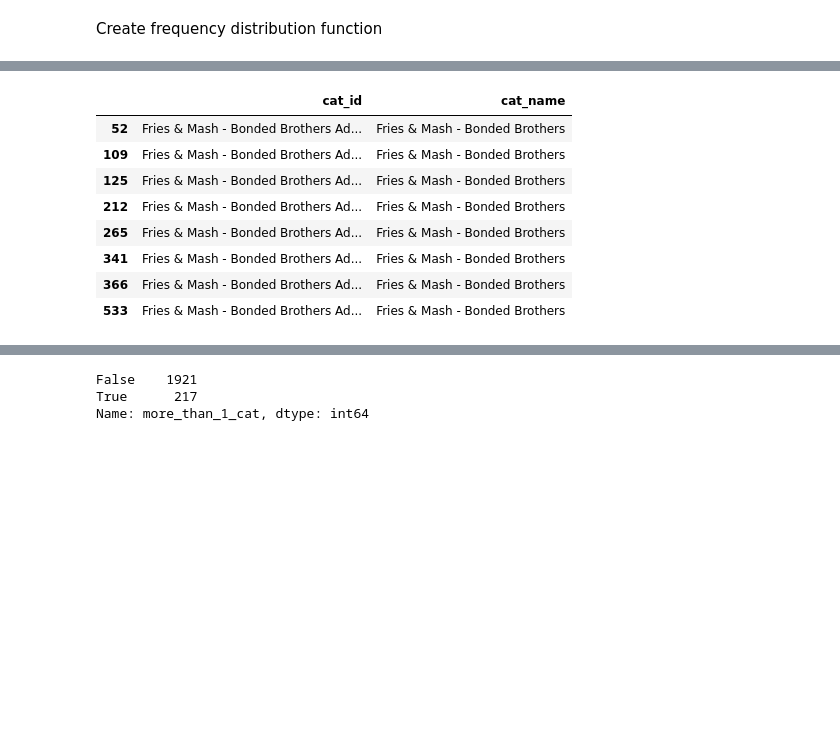
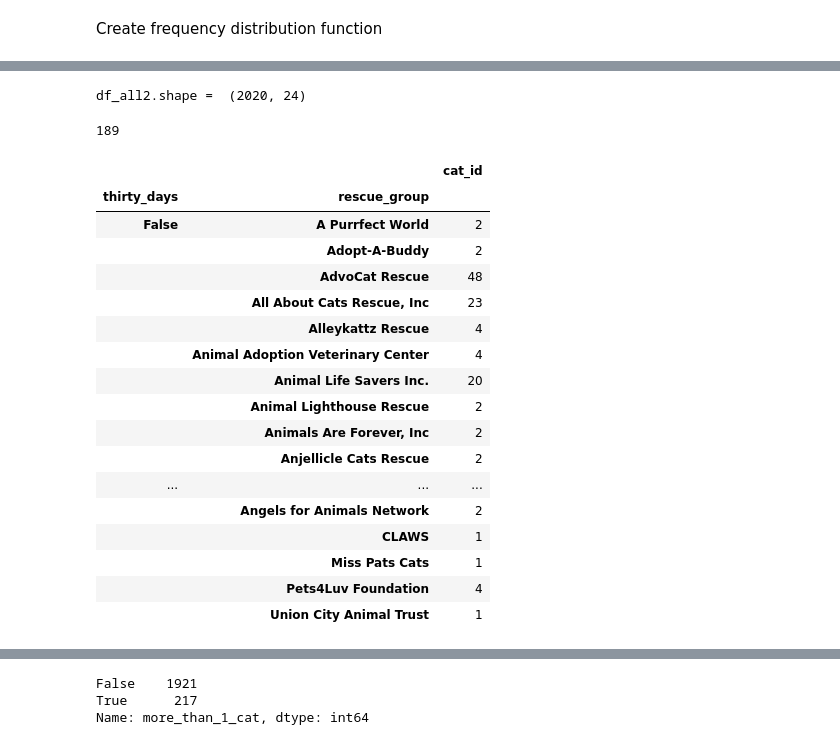
Before and after one commit to dgarbato/petfinder, a Jupyter notebook: juypter notebook code/Analyze data 1.ipynb, the cells around one changed output, grey strips where cells are left out. Cells and saved outputs as stored; diff of their text form; code cells hidden in the pictures; blank space fills up the shorter version.

```diff
--- a/juypter notebook code/Analyze data 1.ipynb
+++ b/juypter notebook code/Analyze data 1.ipynb
@@ -209,16 +149,48 @@ Name: breed, dtype: int64
-# %%
-#group_30b = df_thirty.groupby(['breed_type','age'])
-df_all.groupby(['cat_id']).count()[['cat_name']].sort_values(by=['cat_name'],ascending=False)
-
-df_all.loc[df_all['cat_id']=='Fries & Mash - Bonded Brothers AdvoCat Rescue', \
-           ['cat_id','cat_name']]
-# %% [output]
-|  | cat_id | cat_name |
-| 52 | Fries & Mash - Bonded Brothers Ad... | Fries & Mash - Bonded Brothers |
-| 109 | Fries & Mash - Bonded Brothers Ad... | Fries & Mash - Bonded Brothers |
-| 125 | Fries & Mash - Bonded Brothers Ad... | Fries & Mash - Bonded Brothers |
-| 212 | Fries & Mash - Bonded Brothers Ad... | Fries & Mash - Bonded Brothers |
-| 265 | Fries & Mash - Bonded Brothers Ad... | Fries & Mash - Bonded Brothers |
-| 341 | Fries & Mash - Bonded Brothers Ad... | Fries & Mash - Bonded Brothers |
-| 366 | Fries & Mash - Bonded Brothers Ad... | Fries & Mash - Bonded Brothers |
-| 533 | Fries & Mash - Bonded Brothers Ad... | Fries & Mash - Bonded Brothers |
+# %%
+df_all2 = df_all.loc[df_all['spec_needs']==False,:]
+df_all2 = df_all2.drop(['spec_needs','breed','size','Unnamed: 0','house_trained','characteristics','health','num_cats',], axis = 1)
+
+df_all2.to_csv(r'C:\Users\dgarb\OneDrive\Documents\Data Science Bootcamp April\Python\web_scraping_project\data prepared for analysis\cleaned data\df_all.csv')
+
+print('df_all2.shape = ',df_all2.shape)
+
+#df_all2.info()
+# %% [output]
+df_all2.shape =  (2020, 24)
+# %%
+#list_mask = list of rescue groups that have one or more duplicates
+len(list_mask)
+#final_mask
+# %% [output]
+189
+# %%
+#group_30b = df_thirty.groupby(['breed_type','age'])
+mask = df_all2.groupby(['cat_id']).count()[['cat_name']].sort_values(by=['cat_name'],ascending=False) > 1
+
+list_mask = df_all2.groupby(['cat_id']).count()[['cat_name']].sort_values(by=['cat_name'],ascending=False).loc[mask.values,:].index
+
+
+final_mask = df_all2['cat_id'].isin(list_mask)
+
+
+#the list created by below is the rescue group followed by however many duplicates
+df_all2.loc[final_mask,['cat_id','rescue_group','thirty_days']].groupby(['thirty_days','rescue_group']).count()
+# %% [output]
+|  |  | cat_id |
+| thirty_days | rescue_group |  |
+| False | A Purrfect World | 2 |
+|  | Adopt-A-Buddy | 2 |
+|  | AdvoCat Rescue | 48 |
+|  | All About Cats Rescue, Inc | 23 |
+|  | Alleykattz Rescue | 4 |
+|  | Animal Adoption Veterinary Center | 4 |
+|  | Animal Life Savers Inc. | 20 |
+|  | Animal Lighthouse Rescue | 2 |
+|  | Animals Are Forever, Inc | 2 |
+|  | Anjellicle Cats Rescue | 2 |
+| ... | ... | ... |
+|  | Angels for Animals Network | 2 |
+|  | CLAWS | 1 |
+|  | Miss Pats Cats | 1 |
+|  | Pets4Luv Foundation | 4 |
+|  | Union City Animal Trust | 1 |
```
Also changed, not shown: parts of 47 cells of this notebook, 7 other files.
